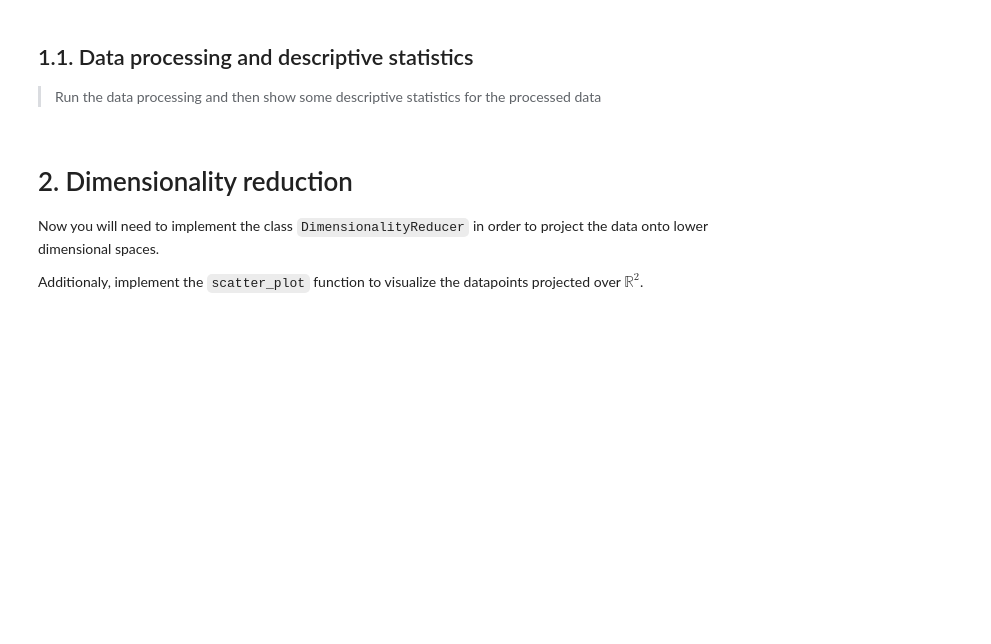
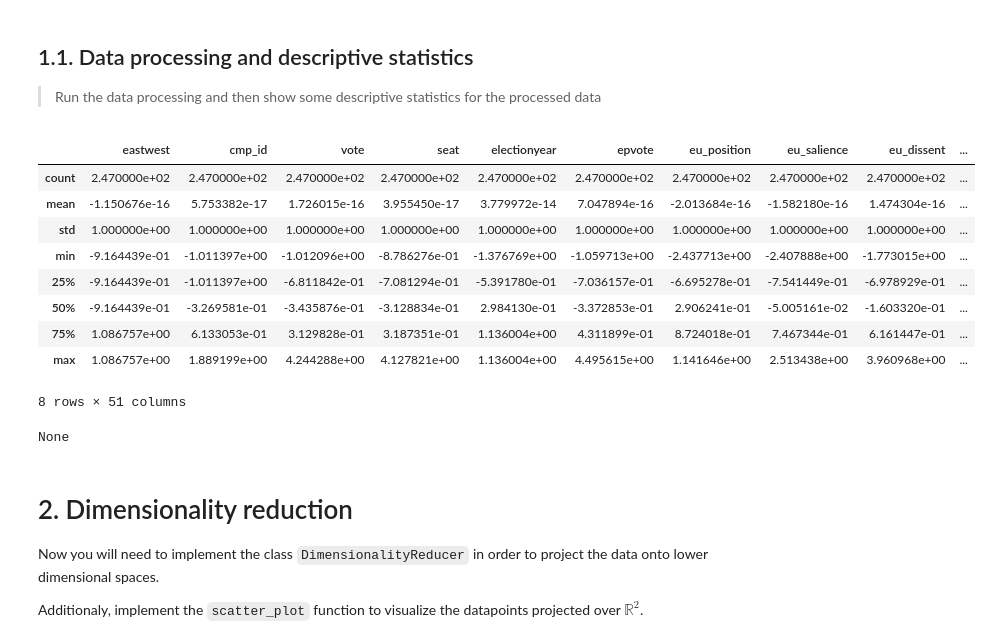
Before and after one commit to CristianPachacama/political_parties_thw, a Jupyter notebook: data_science_political_parties.ipynb, the cells around one changed output. Drawn from its saved outputs; the diff is of its cells as text; code cells hidden in the pictures; blank space fills up the shorter version.

```diff
--- a/data_science_political_parties.ipynb
+++ b/data_science_political_parties.ipynb
@@ -256,6 +353,16 @@ In this task you are required to implement the methods in the class `DataLoader`
 >   Remove a list of columns, passed as argument for the function/method, from the dataset. Additionaly, set another list of columns, also passed as argument for the function or method, as index of the dataframe.
 >
 Finally after implementing the steps above put them all together inside the `preprocess_data` method.
+# %%
+# Adapt query method
+def query(self, query: str, table_name: str = "raw_data_tmp") -> pd.DataFrame:
+    self._cursor.executescript(query)
+    self._cursor.execute(f"SELECT * FROM {table_name}")
+    column_names = list(map(lambda x: x[0], self._cursor.description))
+    data = self._cursor.fetchall()
+    return pd.DataFrame(data, columns=column_names)
+
+setattr(EuropeanParties, "query", query)
 # %%
 class DataLoader:
     """Class to load the political parties dataset"""
@@ -356,11 +491,30 @@ test_data_loader.check_scale_features_query()
 numeric_features = list([col for col in raw_data.select_dtypes(exclude=['object', "category"]).columns if col != 'party_id'])
 table_columns = list(raw_data.columns)
 data_loader = DataLoader(connector=EuropeanParties, table_columns=table_columns, numeric_features=numeric_features)
+
 data_loader.preprocess_data()
 sanitized_data = data_loader.party_data
+
 ##### YOUR CODE GOES HERE #####
-
+profile, num_stats, cat_stats = get_data_statistics(sanitized_data)
 ###############################
+# %%
+ display(num_stats)
+# %% [output]
+|  | eastwest | cmp_id | vote | seat | electionyear | epvote | eu_position | eu_salience | eu_dissent | ... |
+| count | 2.470000e+02 | 2.470000e+02 | 2.470000e+02 | 2.470000e+02 | 2.470000e+02 | 2.470000e+02 | 2.470000e+02 | 2.470000e+02 | 2.470000e+02 | ... |
+| mean | -1.150676e-16 | 5.753382e-17 | 1.726015e-16 | 3.955450e-17 | 3.779972e-14 | 7.047894e-16 | -2.013684e-16 | -1.582180e-16 | 1.474304e-16 | ... |
+| std | 1.000000e+00 | 1.000000e+00 | 1.000000e+00 | 1.000000e+00 | 1.000000e+00 | 1.000000e+00 | 1.000000e+00 | 1.000000e+00 | 1.000000e+00 | ... |
+| min | -9.164439e-01 | -1.011397e+00 | -1.012096e+00 | -8.786276e-01 | -1.376769e+00 | -1.059713e+00 | -2.437713e+00 | -2.407888e+00 | -1.773015e+00 | ... |
+| 25% | -9.164439e-01 | -1.011397e+00 | -6.811842e-01 | -7.081294e-01 | -5.391780e-01 | -7.036157e-01 | -6.695278e-01 | -7.541449e-01 | -6.978929e-01 | ... |
+| 50% | -9.164439e-01 | -3.269581e-01 | -3.435876e-01 | -3.128834e-01 | 2.984130e-01 | -3.372853e-01 | 2.906241e-01 | -5.005161e-02 | -1.603320e-01 | ... |
+| 75% | 1.086757e+00 | 6.133053e-01 | 3.129828e-01 | 3.187351e-01 | 1.136004e+00 | 4.311899e-01 | 8.724018e-01 | 7.467344e-01 | 6.161447e-01 | ... |
+| max | 1.086757e+00 | 1.889199e+00 | 4.244288e+00 | 4.127821e+00 | 1.136004e+00 | 4.495615e+00 | 1.141646e+00 | 2.513438e+00 | 3.960968e+00 | ... |
+8 rows × 51 columns
+# %%
+display(cat_stats)
+# %% [output]
+None
 # %% [markdown]
 # 2. Dimensionality reduction
 
```
Also changed, not shown: parts of 18 cells of this notebook.
